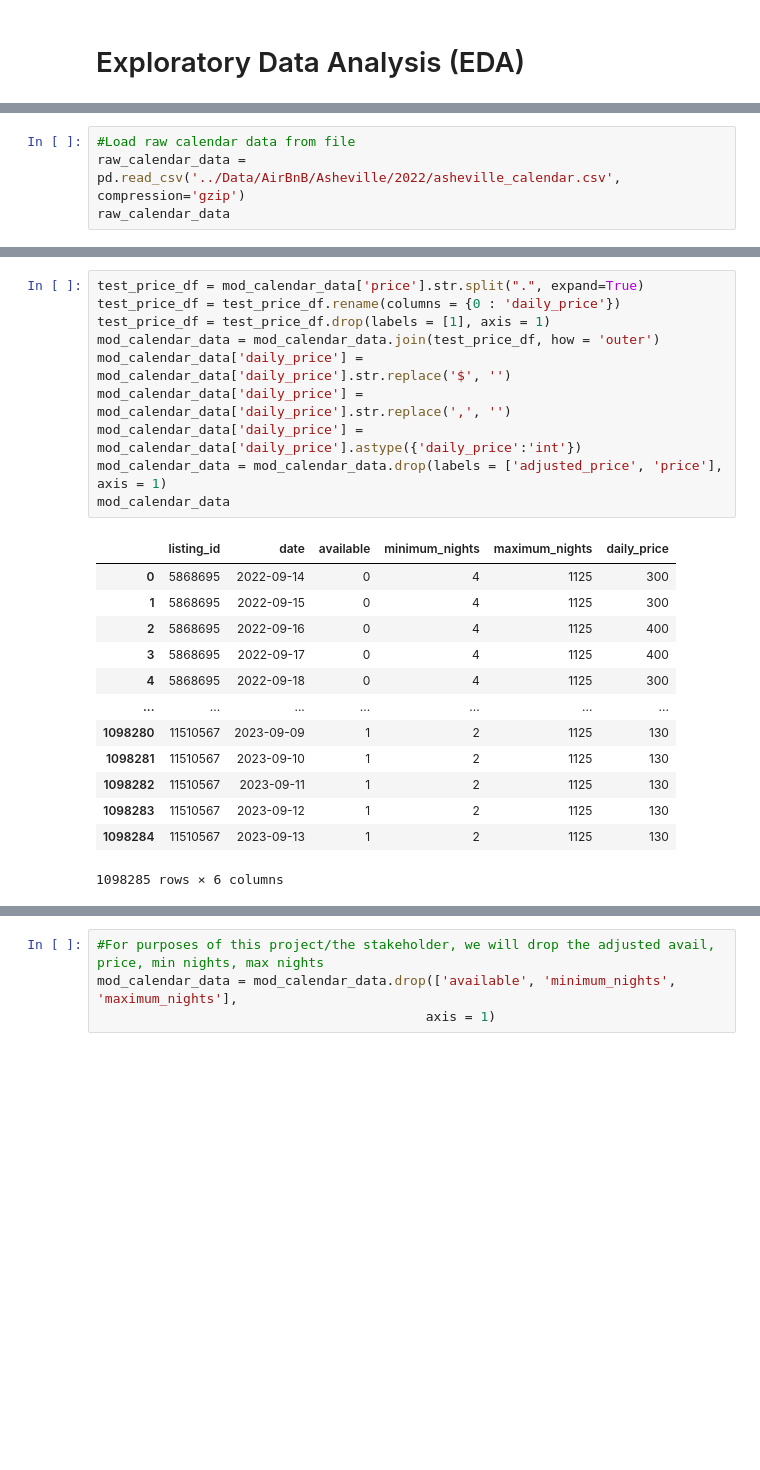
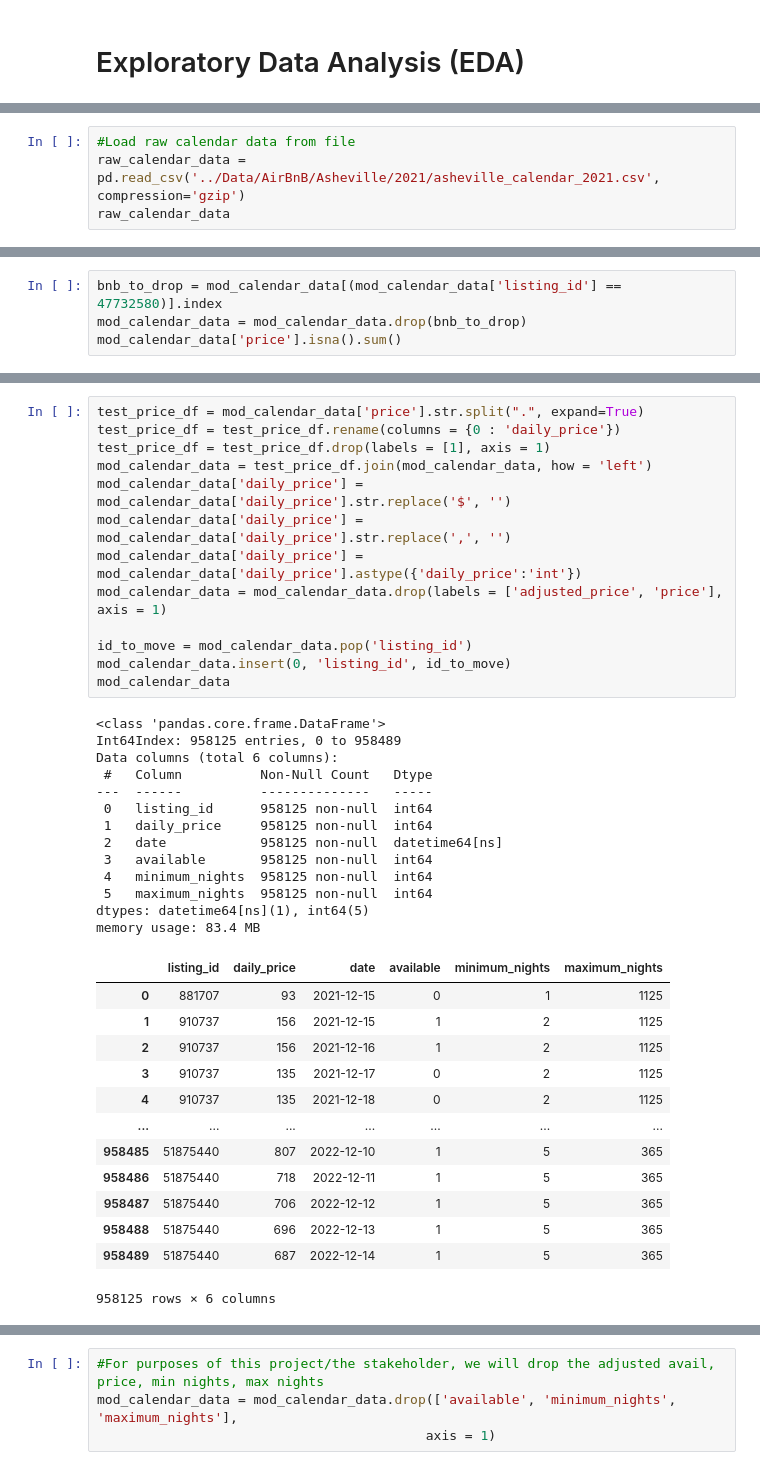
Before and after one commit to sjeanat3/Asheville-AirBnB-Experience-Recommendation, a Jupyter notebook: Notebooks/Asheville AirBnB Price Prediction Notebook.ipynb, the cells around one changed output, grey strips where cells are left out. Cells and saved outputs as stored; diff of their text form; blank space fills up the shorter version.

```diff
--- a/Notebooks/Asheville AirBnB Price Prediction Notebook.ipynb
+++ b/Notebooks/Asheville AirBnB Price Prediction Notebook.ipynb
@@ -11,6 +11,6 @@ import shutil
 # %%
 #Load raw calendar data from file
-raw_calendar_data = pd.read_csv('../Data/AirBnB/Asheville/2022/asheville_calendar.csv', compression='gzip')
+raw_calendar_data = pd.read_csv('../Data/AirBnB/Asheville/2021/asheville_calendar_2021.csv', compression='gzip')
 raw_calendar_data
 # %% [output]
 |  | listing_id | date | available | price | adjusted_price | minimum_nights | maximum_nights |
@@ -138,0 +149,4 @@ Name: adjusted_price, Length: 2493, dtype: int64
+# %%
+bnb_to_drop = mod_calendar_data[(mod_calendar_data['listing_id'] == 47732580)].index
+mod_calendar_data = mod_calendar_data.drop(bnb_to_drop)
+mod_calendar_data['price'].isna().sum()
@@ -139,27 +170,43 @@ Name: adjusted_price, Length: 2493, dtype: int64
 # %%
 test_price_df = mod_calendar_data['price'].str.split(".", expand=True)
 test_price_df = test_price_df.rename(columns = {0 : 'daily_price'})
 test_price_df = test_price_df.drop(labels = [1], axis = 1)
-mod_calendar_data = mod_calendar_data.join(test_price_df, how = 'outer')
+mod_calendar_data = test_price_df.join(mod_calendar_data, how = 'left')
 mod_calendar_data['daily_price'] = mod_calendar_data['daily_price'].str.replace('$', '')
 mod_calendar_data['daily_price'] = mod_calendar_data['daily_price'].str.replace(',', '')
 mod_calendar_data['daily_price'] = mod_calendar_data['daily_price'].astype({'daily_price':'int'})
 mod_calendar_data = mod_calendar_data.drop(labels = ['adjusted_price', 'price'], axis = 1)
+
+id_to_move = mod_calendar_data.pop('listing_id')
+mod_calendar_data.insert(0, 'listing_id', id_to_move)
 mod_calendar_data
 # %% [output]
+<class 'pandas.core.frame.DataFrame'>
+Int64Index: 958125 entries, 0 to 958489
+Data columns (total 6 columns):
+ #   Column          Non-Null Count   Dtype
+---  ------          --------------   -----
+ 0   listing_id      958125 non-null  int64
+ 1   daily_price     958125 non-null  int64
+ 2   date            958125 non-null  datetime64[ns]
+ 3   available       958125 non-null  int64
+ 4   minimum_nights  958125 non-null  int64
+ 5   maximum_nights  958125 non-null  int64
+dtypes: datetime64[ns](1), int64(5)
+memory usage: 83.4 MB
-|  | listing_id | date | available | minimum_nights | maximum_nights | daily_price |
-| 0 | 5868695 | 2022-09-14 | 0 | 4 | 1125 | 300 |
-| 1 | 5868695 | 2022-09-15 | 0 | 4 | 1125 | 300 |
-| 2 | 5868695 | 2022-09-16 | 0 | 4 | 1125 | 400 |
-| 3 | 5868695 | 2022-09-17 | 0 | 4 | 1125 | 400 |
-| 4 | 5868695 | 2022-09-18 | 0 | 4 | 1125 | 300 |
+|  | listing_id | daily_price | date | available | minimum_nights | maximum_nights |
+| 0 | 881707 | 93 | 2021-12-15 | 0 | 1 | 1125 |
+| 1 | 910737 | 156 | 2021-12-15 | 1 | 2 | 1125 |
+| 2 | 910737 | 156 | 2021-12-16 | 1 | 2 | 1125 |
+| 3 | 910737 | 135 | 2021-12-17 | 0 | 2 | 1125 |
+| 4 | 910737 | 135 | 2021-12-18 | 0 | 2 | 1125 |
 | ... | ... | ... | ... | ... | ... | ... |
-| 1098280 | 11510567 | 2023-09-09 | 1 | 2 | 1125 | 130 |
-| 1098281 | 11510567 | 2023-09-10 | 1 | 2 | 1125 | 130 |
-| 1098282 | 11510567 | 2023-09-11 | 1 | 2 | 1125 | 130 |
-| 1098283 | 11510567 | 2023-09-12 | 1 | 2 | 1125 | 130 |
-| 1098284 | 11510567 | 2023-09-13 | 1 | 2 | 1125 | 130 |
+| 958485 | 51875440 | 807 | 2022-12-10 | 1 | 5 | 365 |
+| 958486 | 51875440 | 718 | 2022-12-11 | 1 | 5 | 365 |
+| 958487 | 51875440 | 706 | 2022-12-12 | 1 | 5 | 365 |
+| 958488 | 51875440 | 696 | 2022-12-13 | 1 | 5 | 365 |
+| 958489 | 51875440 | 687 | 2022-12-14 | 1 | 5 | 365 |
-1098285 rows × 6 columns
+958125 rows × 6 columns
 # %%
 mod_calendar_data.info()
 # %% [output]
```
Also changed, not shown: parts of 41 cells of this notebook, 3 other files.
